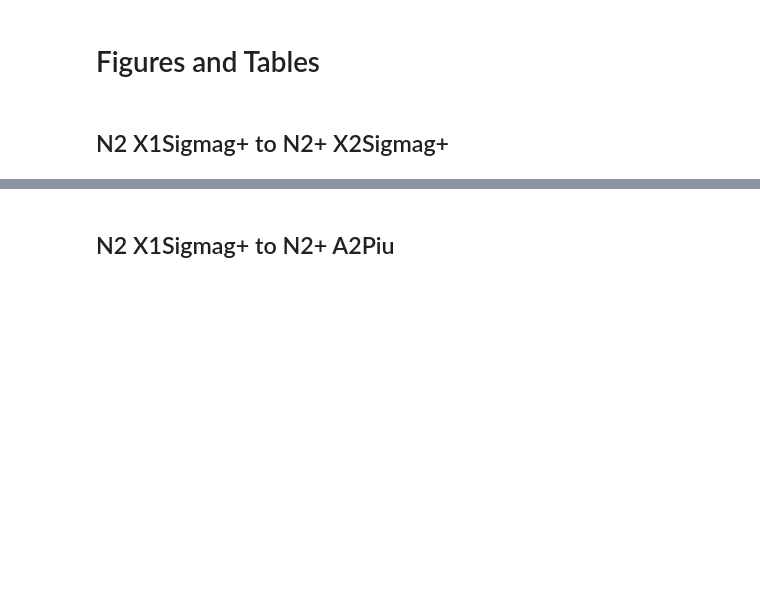
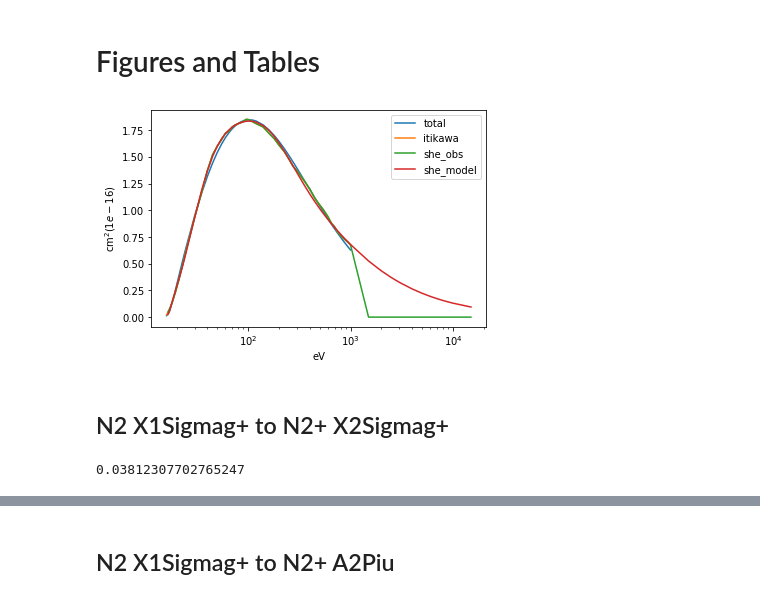
Before and after one commit to USNavalResearchLaboratory/nepc, a Jupyter notebook: nepc/methods/pcs/pcs-optimize.ipynb, the cells around one changed output, grey strips where cells are left out. Drawn from its saved outputs; the diff is of its cells as text; code cells hidden in the pictures; blank space fills up the shorter version.

```diff
--- a/nepc/methods/pcs/pcs-optimize.ipynb
+++ b/nepc/methods/pcs/pcs-optimize.ipynb
@@ -193,4 +242,17 @@ plt.show()
 # %% [markdown]
 # Figures and Tables
+# %%
+fig2, ax2 = plt.subplots(1)
+ax2.plot(INCIDENT_ENERGY, np.sum(ee_pcs*1.0E20, axis=0), label='total')
+ax2.plot(INCIDENT_ENERGY, ITIKAWA, label='itikawa')
+ax2.plot(INCIDENT_ENERGY_SHE, SHEMANSKY_OBS, label='she_obs')
+ax2.plot(INCIDENT_ENERGY_SHE, SHEMANSKY_MODEL, label='she_model')
+ax2.set_xscale('log')
+ax2.set_ylabel('cm$^2 (1e-16)$')
+ax2.set_xlabel('eV')
+ax2.legend()
+plt.show()
+# %% [output]
+[figure, added]
 # %% [markdown]
 ## N2 X1Sigmag+ to N2+ X2Sigmag+
@@ -196,0 +299,44 @@ plt.show()
+# %%
+ee_pcs_XX = []
+N, B, C = [4.48610974, 16.53230571,  0.67914942]
+for pp in np.arange(1):
+    for vp in np.arange(1):
+        for vpp in np.arange(2):
+            pcs_data = pcs.pcs(p_state=p_list[0], pp_state=pp_list[pp],
+                               vp=vp, vpp=vpp, fcf=fcf[pp][vp][vpp],
+                               a=N, b=B, c=C)
+            sigmas = []
+            for i in range(len(pcs_data)):
+                sigmas.append(pcs_data[i][1])
+            ee_pcs_XX.append(sigmas)
+
+ee_pcs_XX[0].pop(0)
+ee_pcs_XX[0].pop(16)
+ee_pcs_XX[0].pop(16)
+ee_pcs_XX[1].pop(0)
+ee_pcs_XX[1].pop(16)
+ee_pcs_XX[1].pop(16)
+ee_pcs_XX = np.asarray(ee_pcs_XX)
+total_pcs_XX = np.zeros(55)
+for i in ee_pcs_XX:
+    total_pcs_XX += i
+
+SHEMANSKY_XX_55 = []
+INCIDENT_ENERGY_SHE_55 = []
+for i in np.arange(55):
+    SHEMANSKY_XX_55.append(SHEMANSKY_XX[i])
+    INCIDENT_ENERGY_SHE_55.append(INCIDENT_ENERGY_SHE[i])
+
+SHEMANSKY_XX_55 = np.asarray(SHEMANSKY_XX_55)
+
+INCIDENT_ENERGY_55 = []
+for i in INCIDENT_ENERGY:
+    INCIDENT_ENERGY_55.append(i)
+INCIDENT_ENERGY_55.pop(0)
+INCIDENT_ENERGY_55.pop(16)
+INCIDENT_ENERGY_55.pop(16)
+
+diff_sq = (SHEMANSKY_XX_55 - (total_pcs_XX*1.0E20))**2
+np.sum(diff_sq)
+# %% [output]
+0.03812307702765247
```
Also changed, not shown: parts of 26 cells of this notebook, 1 other file.
